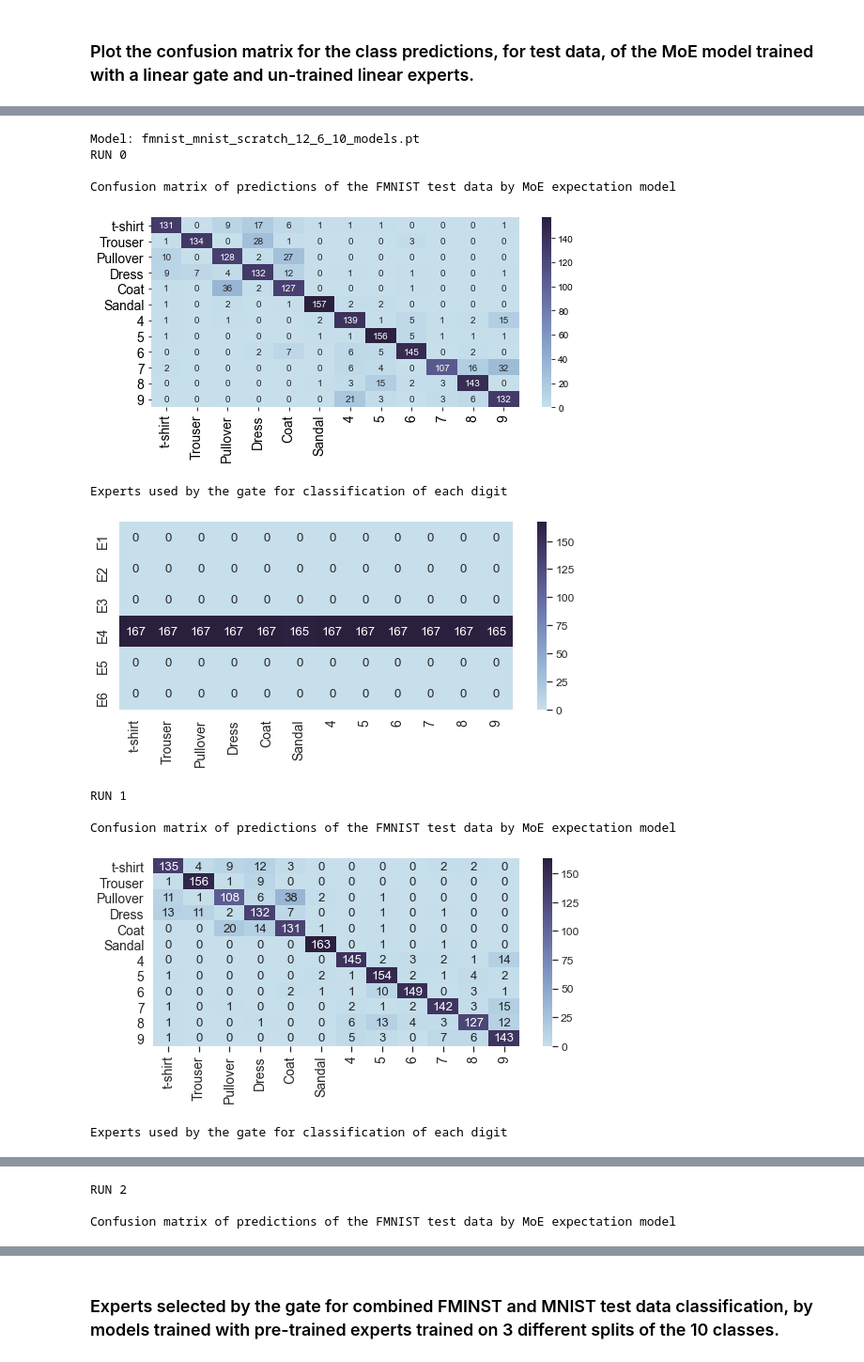
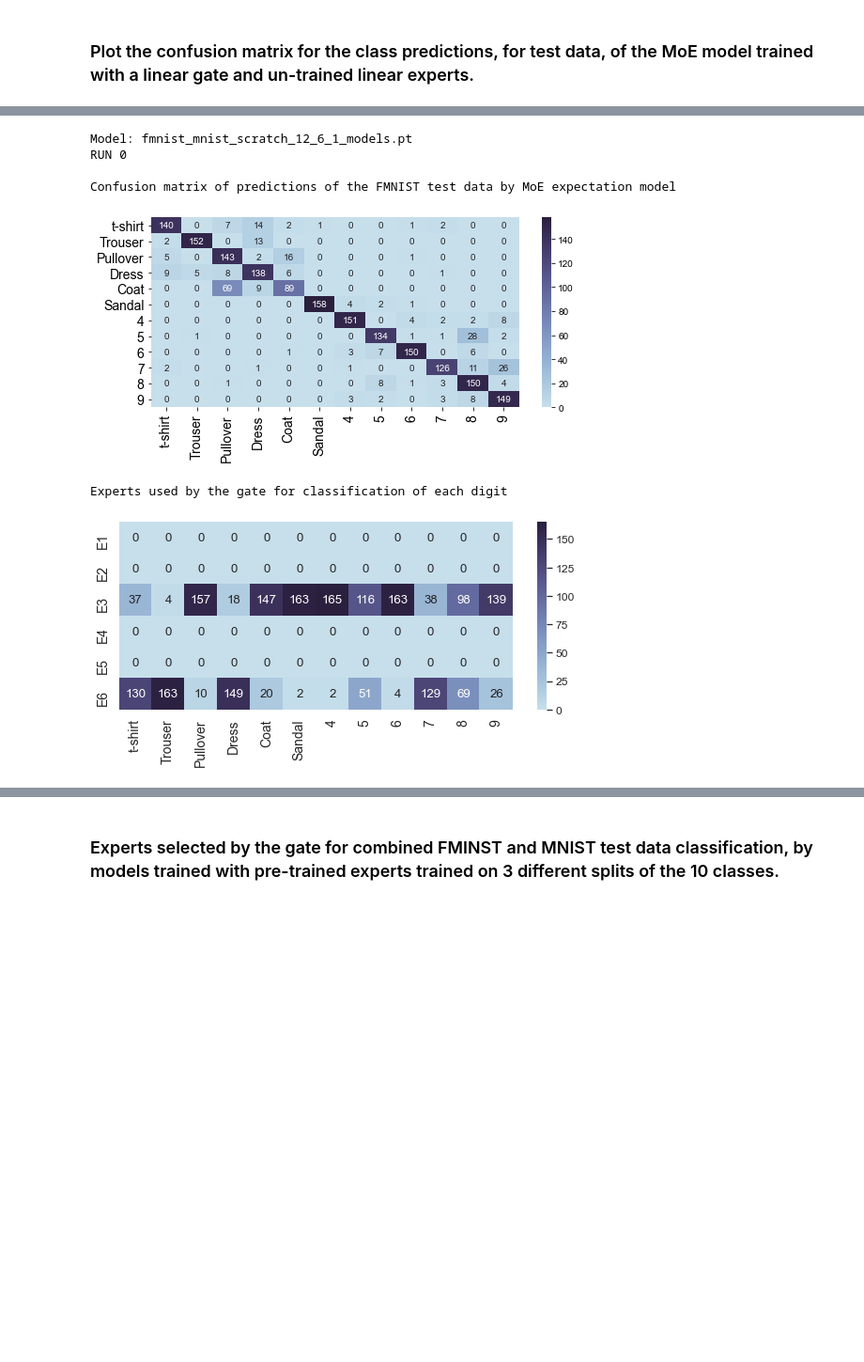
Before and after one commit to yamsgithub/modular_deep_learning, a Jupyter notebook: notebooks/fmnist_mnist_classification.ipynb, the cells around one changed output, grey strips where cells are left out. Shown at 94% size. Saved outputs shown, nothing was run; the diff lists cells and outputs as text; code cells hidden in the pictures; blank space fills up the shorter version.

```diff
--- a/notebooks/fmnist_mnist_classification.ipynb
+++ b/notebooks/fmnist_mnist_classification.ipynb
@@ -732,3 +751,38 @@ epoch 19 training loss 0.24 , training accuracy 0.96 , test accuracy 0.87
 ## Results
 # %% [markdown]
 ### Plot the confusion matrix for the class predictions, for test data, of the MoE model trained with a linear gate and un-trained linear experts.
+# %%
+model_1 = 'fmnist_mnist_scratch'
+
+n_runs = 1
+total_experts = 6
+plot_file = generate_plot_file(model_1, str(num_classes)+'_'+str(total_experts)+'_'+str(n_runs)+'_models.pt')
+
+# Note: Here we are loading the pre-trained model from 'pre_trained_model_path. Change this to 'model_path' to load the
+# model you build above
+models_scratch = torch.load(open(os.path.join(model_path, plot_file),'rb'), map_location=device)[0]
+print('Model:', plot_file)
+
+history = models_scratch['moe_expectation_model']['experts'][total_experts]['history']
+gate_loss = np.asarray([ loss.numpy() for loss in history['val_gate_loss']])
+classification_loss = np.asarray([loss.numpy() for loss in history['val_classification_loss']])
+gate_loss_reduction = np.asarray([loss.numpy() for loss in history['gate_loss_reduction']])
+
+for i in range(total_experts):
+
+    fig,ax1 = plt.subplots(1, 1, sharex=True, sharey=True, figsize=(8,8))
+    ax1.plot(range(gate_loss_reduction.shape[0]), gate_loss_reduction[:,i])
+    ax1.legend(['gate_loss_reduction'])
+    ax1.set_xlabel('epochs')
+    ax1.set_ylabel('gate_loss to classification loss ratio')
+    ax1.set_title('Expert '+str(i+1))
+
+for i in range(total_experts):
+    fig,ax = plt.subplots(1, 1, sharex=True, sharey=True, figsize=(8,8))
+    ax.plot(range(gate_loss.shape[0]),gate_loss[:,i])
+    ax.plot(range(classification_loss.shape[0]),classification_loss[:,i])
+
+    ax.legend(['gate_loss','classification_loss'])
+    ax.set_xlabel('epochs')
+    ax.set_ylabel('expected log loss')
+    ax.set_title('Expert '+str(i+1))
@@ -739,13 +807,13 @@ import seaborn as sns
 model_1 = 'fmnist_mnist_scratch'
 
 m = model_1
-n_runs = 10
+n_runs = 1
 total_experts = 6
 plot_file = generate_plot_file(m, str(num_classes)+'_'+str(total_experts)+'_'+str(n_runs)+'_models.pt')
 
 # Note: Here we are loading the pre-trained model from 'pre_trained_model_path. Change this to 'model_path' to load the
 # model you build above
-models_scratch = torch.load(open(os.path.join(pre_trained_model_path, plot_file),'rb'), map_location=device)
+models_scratch = torch.load(open(os.path.join(model_path, plot_file),'rb'), map_location=device)
 print('Model:', plot_file)
 
 # Plotting for the model of the first run
@@ -779,38 +847,33 @@ for n_run, model in  enumerate(models_scratch):
             plt.tight_layout()
             fig1.savefig(os.path.join(fig_path, image_file))
             plt.show()
 
             fig2,ax2 = plt.subplots(1, 1, sharex=False, sharey=False, figsize=(8,4))
 
             # get the experts selected by the gate for each sample
             pred_gate_labels = torch.argmax(gate_outputs, dim=1)
 
             # plot the expert selection table
             print('\nExperts used by the gate for classification of each digit')
             class_expert_table = np.asarray([[0] * num_classes]*total_experts)
             for label, expert in zip(labels, pred_gate_labels):
                 class_expert_table[expert,label] += 1
             sns. set(font_scale=1.1)
             sns.heatmap(class_expert_table, yticklabels=['E'+str(i) for i in range(1,total_experts+1)],
                         xticklabels=classes_fmnist_mnist,
                         annot=True, cmap=cmap, fmt='d', ax=ax2)
     #         ax2.xaxis.set_ticks_position('top')
             ax2.set_xticklabels(ax2.get_xticklabels(), fontsize=14, rotation=90)
             ax2.set_yticklabels(ax2.get_yticklabels(), fontsize=14)
             image_file = generate_plot_file(m, 'class_expert_table_run_'+str(n_run)+'_'+str(num_classes)+'_'+str(total_experts)+'_experts.png')
             plt.tight_layout()
             fig2.savefig(os.path.join(fig_path, image_file))
             plt.show()
 # %% [output]
-Model: fmnist_mnist_scratch_12_6_10_models.pt
+Model: fmnist_mnist_scratch_12_6_1_models.pt
 RUN 0
 
 Confusion matrix of predictions of the FMNIST test data by MoE expectation model
-[figure, old version]
+[figure, new version]
 Experts used by the gate for classification of each digit
-[figure, old version]
+[figure, new version]
-RUN 1
-
-Confusion matrix of predictions of the FMNIST test data by MoE expectation model
-[figure, removed]
-Experts used by the gate for classification of each digit
@@ -818,3 +879,0 @@ Experts used by the gate for classification of each digit
-RUN 2
-
-Confusion matrix of predictions of the FMNIST test data by MoE expectation model
```
Also changed, not shown: parts of 7 cells of this notebook.
